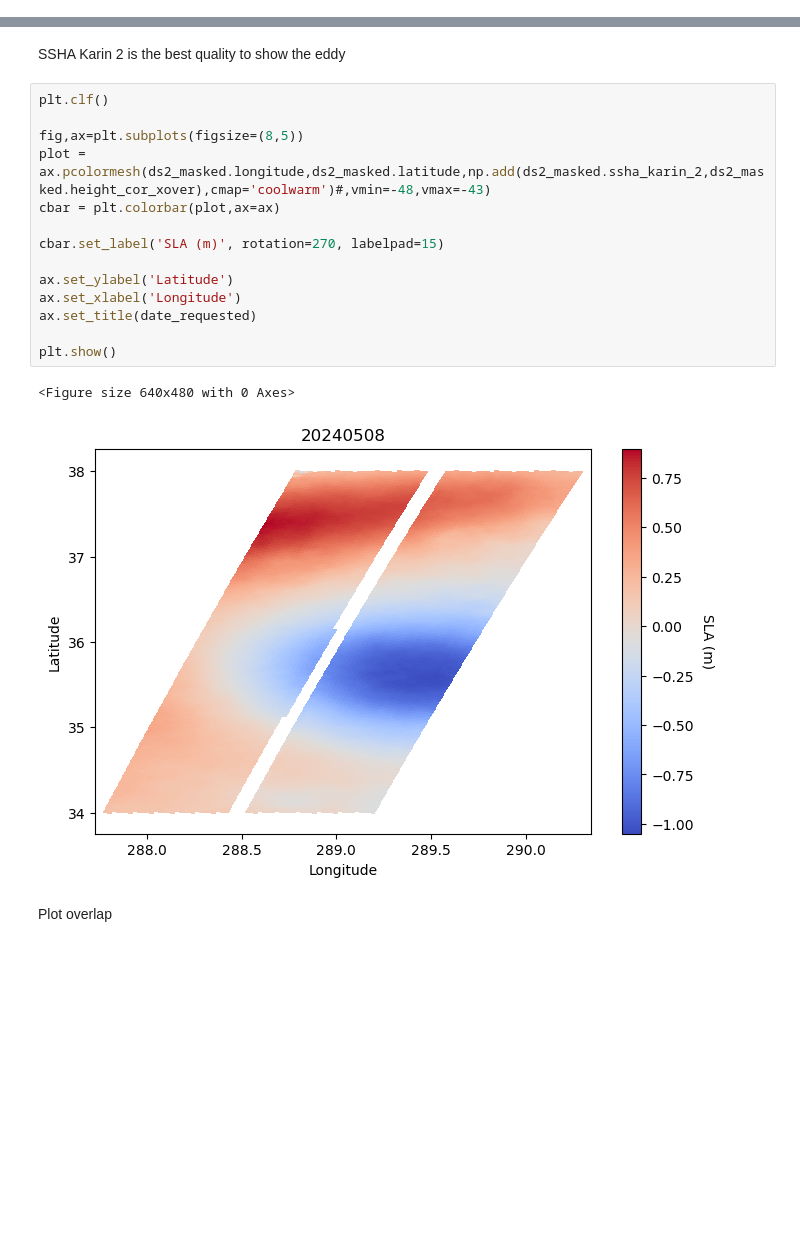
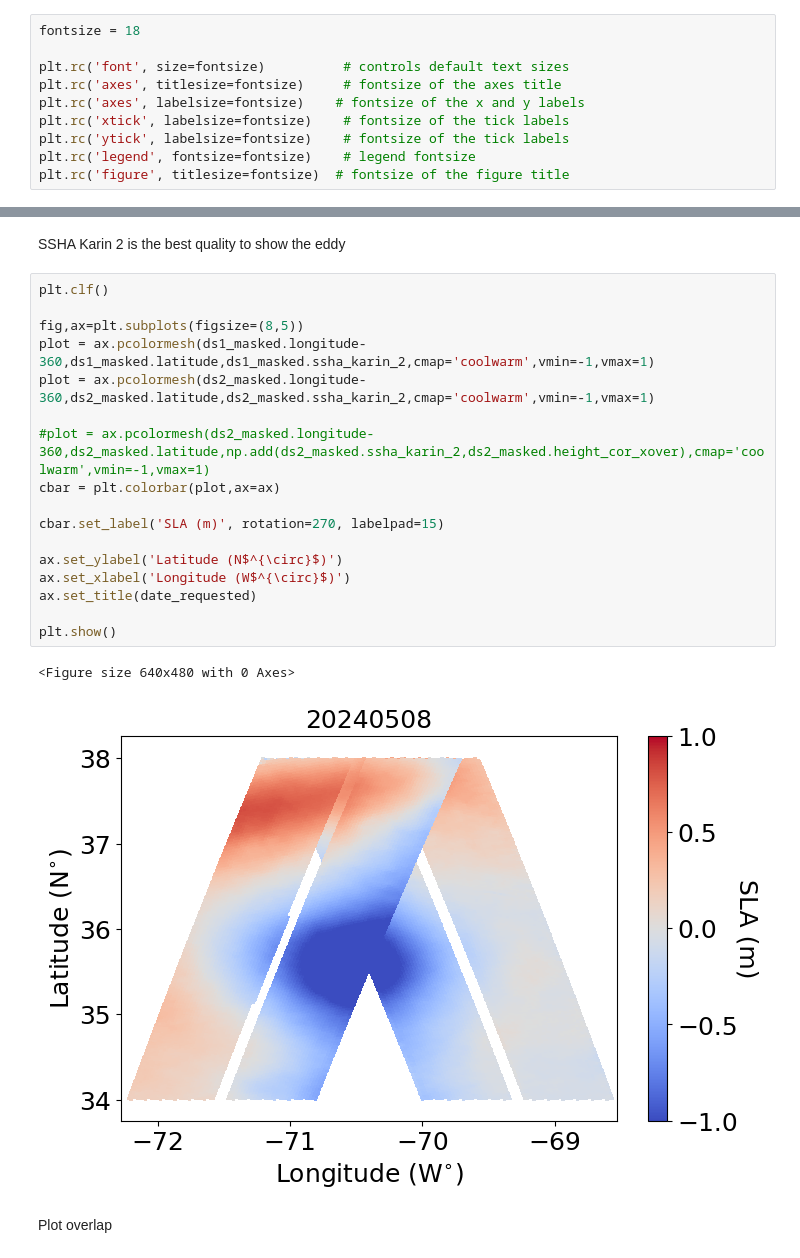
Before and after one commit to mcornec/GO-SWACE, a Jupyter notebook: SWOT_velocities_over_PACE.ipynb, the cells around one changed output, grey strips where cells are left out. Saved outputs shown, nothing was run; the diff lists cells and outputs as text; blank space fills up the shorter version.

```diff
--- a/SWOT_velocities_over_PACE.ipynb
+++ b/SWOT_velocities_over_PACE.ipynb
@@ -14,3 +14,13 @@ from scipy.interpolate import griddata
+# %%
+fontsize = 18
+
+plt.rc('font', size=fontsize)          # controls default text sizes
+plt.rc('axes', titlesize=fontsize)     # fontsize of the axes title
+plt.rc('axes', labelsize=fontsize)    # fontsize of the x and y labels
+plt.rc('xtick', labelsize=fontsize)    # fontsize of the tick labels
+plt.rc('ytick', labelsize=fontsize)    # fontsize of the tick labels
+plt.rc('legend', fontsize=fontsize)    # legend fontsize
+plt.rc('figure', titlesize=fontsize)  # fontsize of the figure title
 # %% [markdown]
 Log into earthaccess
 # %%
@@ -117,20 +141,23 @@ SSHA Karin 2 is the best quality to show the eddy
 # %%
 plt.clf()
 
 fig,ax=plt.subplots(figsize=(8,5))
-plot = ax.pcolormesh(ds2_masked.longitude,ds2_masked.latitude,np.add(ds2_masked.ssha_karin_2,ds2_masked.height_cor_xover),cmap='coolwarm')#,vmin=-48,vmax=-43)
+plot = ax.pcolormesh(ds1_masked.longitude-360,ds1_masked.latitude,ds1_masked.ssha_karin_2,cmap='coolwarm',vmin=-1,vmax=1)
+plot = ax.pcolormesh(ds2_masked.longitude-360,ds2_masked.latitude,ds2_masked.ssha_karin_2,cmap='coolwarm',vmin=-1,vmax=1)
+
+#plot = ax.pcolormesh(ds2_masked.longitude-360,ds2_masked.latitude,np.add(ds2_masked.ssha_karin_2,ds2_masked.height_cor_xover),cmap='coolwarm',vmin=-1,vmax=1)
 cbar = plt.colorbar(plot,ax=ax)
 
 cbar.set_label('SLA (m)', rotation=270, labelpad=15)
 
-ax.set_ylabel('Latitude')
-ax.set_xlabel('Longitude')
+ax.set_ylabel('Latitude (N$^{\circ}$)')
+ax.set_xlabel('Longitude (W$^{\circ}$)')
 ax.set_title(date_requested)
 
 plt.show()
 # %% [output]
 <Figure size 640x480 with 0 Axes>
-[figure, old version]
+[figure, new version]
 # %% [markdown]
 Plot overlap
 # %%
```
Also changed, not shown: parts of 33 cells of this notebook.
